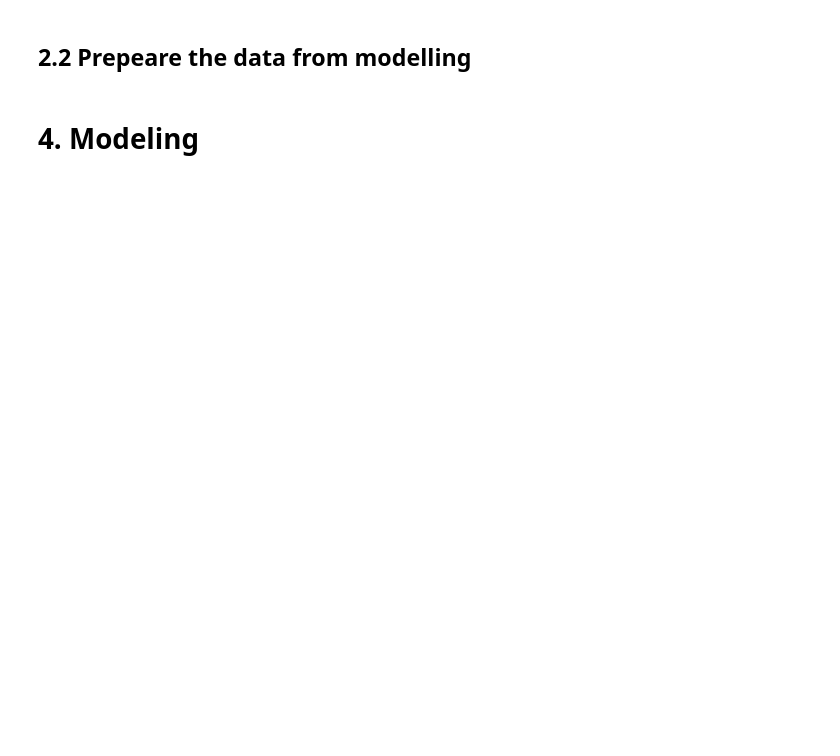
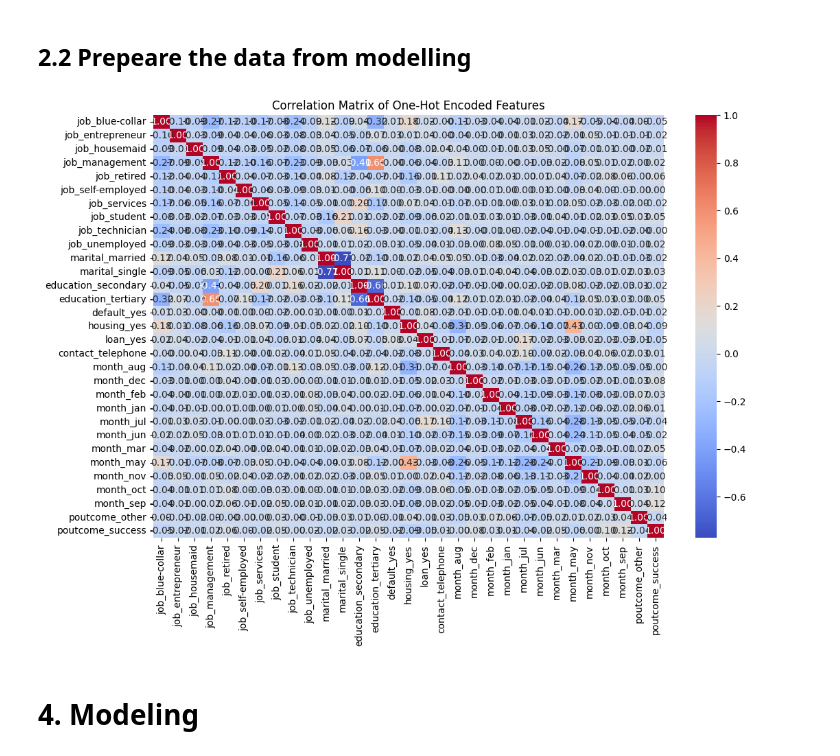
Before and after one commit to aojah1/bank-marketing, a Jupyter notebook: bank-marketing.ipynb, the cells around one changed output. Drawn from its saved outputs; the diff is of its cells as text; code cells hidden in the pictures; blank space fills up the shorter version.

```diff
--- a/bank-marketing.ipynb
+++ b/bank-marketing.ipynb
@@ -152,26 +154,32 @@ max      854.000000     58.000000
 # %%
  # handle categorical variables, scaling numerical features, and splitting the data.
 
 from sklearn.model_selection import train_test_split
 from sklearn.preprocessing import StandardScaler, OneHotEncoder
 from sklearn.compose import ColumnTransformer
 from sklearn.pipeline import Pipeline
 
 # Split the data into features and target
 X = df.drop('target', axis=1)
 y = df['target']
 
 # Identify categorical and numerical features
 categorical_features = X.select_dtypes(include=['object']).columns
 numerical_features = X.select_dtypes(exclude=['object']).columns
 
-# Define the preprocessing steps
-preprocessor = ColumnTransformer(
-    transformers=[
-        ('num', StandardScaler(), numerical_features),  # Standardize numerical features
-        ('cat', OneHotEncoder(drop='first'), categorical_features)  # One-Hot encode categorical features
-    ]
-)
+### Check for Collinearity Among Categorical Variables
 
-# Split the data into training and testing sets
-X_train, X_test, y_train, y_test = train_test_split(X, y, test_size=0.2, random_state=42, stratify=y)
+# Convert categorical variables to dummy/indicator variables (for correlation check)
+df_dummies = pd.get_dummies(df[categorical_features], drop_first=True)
+
+# Calculate the correlation matrix
+correlation_matrix = df_dummies.corr()
+
+# Plot the correlation matrix
+plt.figure(figsize=(12, 8))
+sns.heatmap(correlation_matrix, annot=True, cmap='coolwarm', fmt='.2f')
+plt.title('Correlation Matrix of One-Hot Encoded Features')
+#plt.show()
+plt.savefig('images/Correlation_Matrix.jpg')
+# %% [output]
+[figure, added]
```
Also changed, not shown: parts of 9 cells of this notebook, 3 other files.
